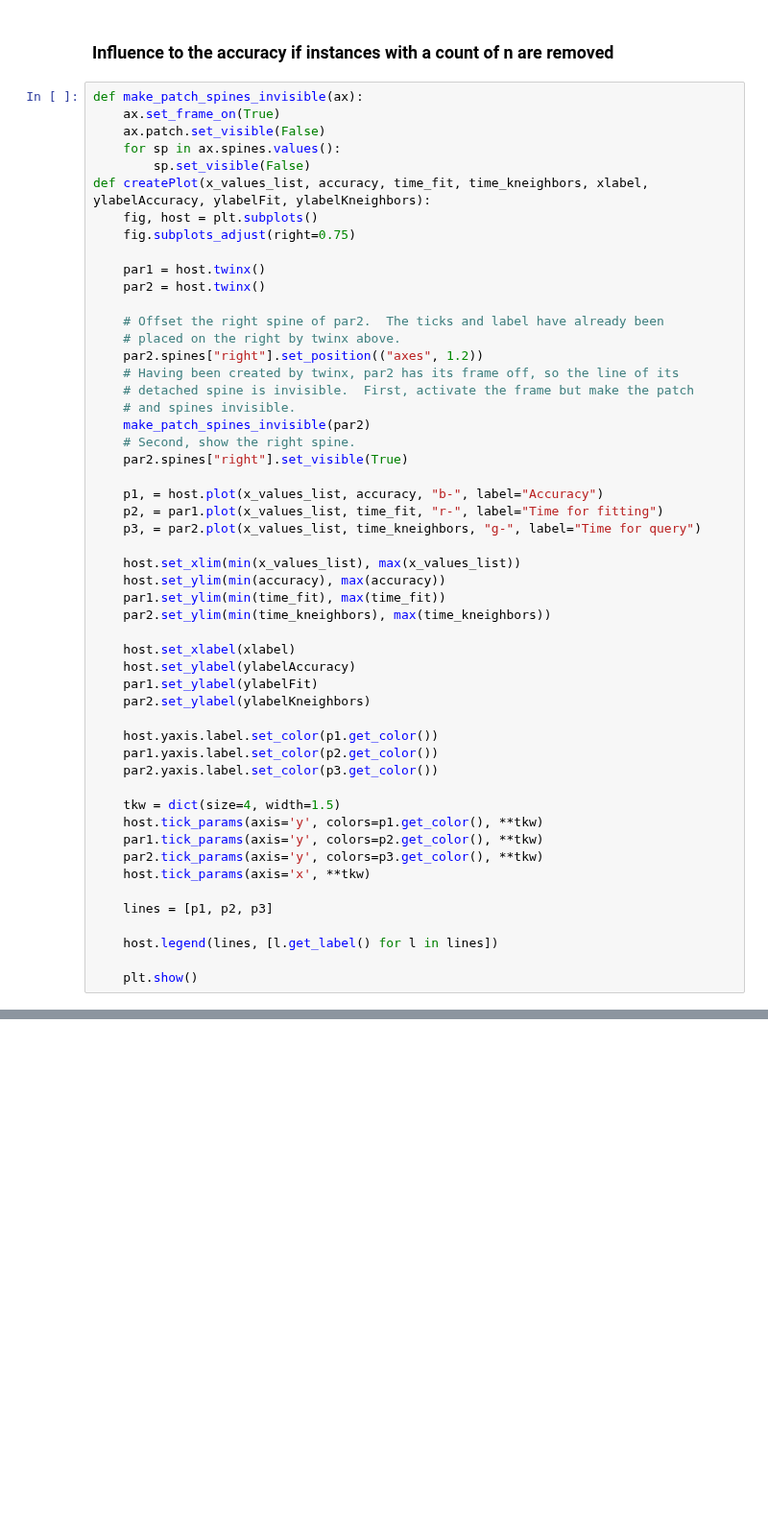
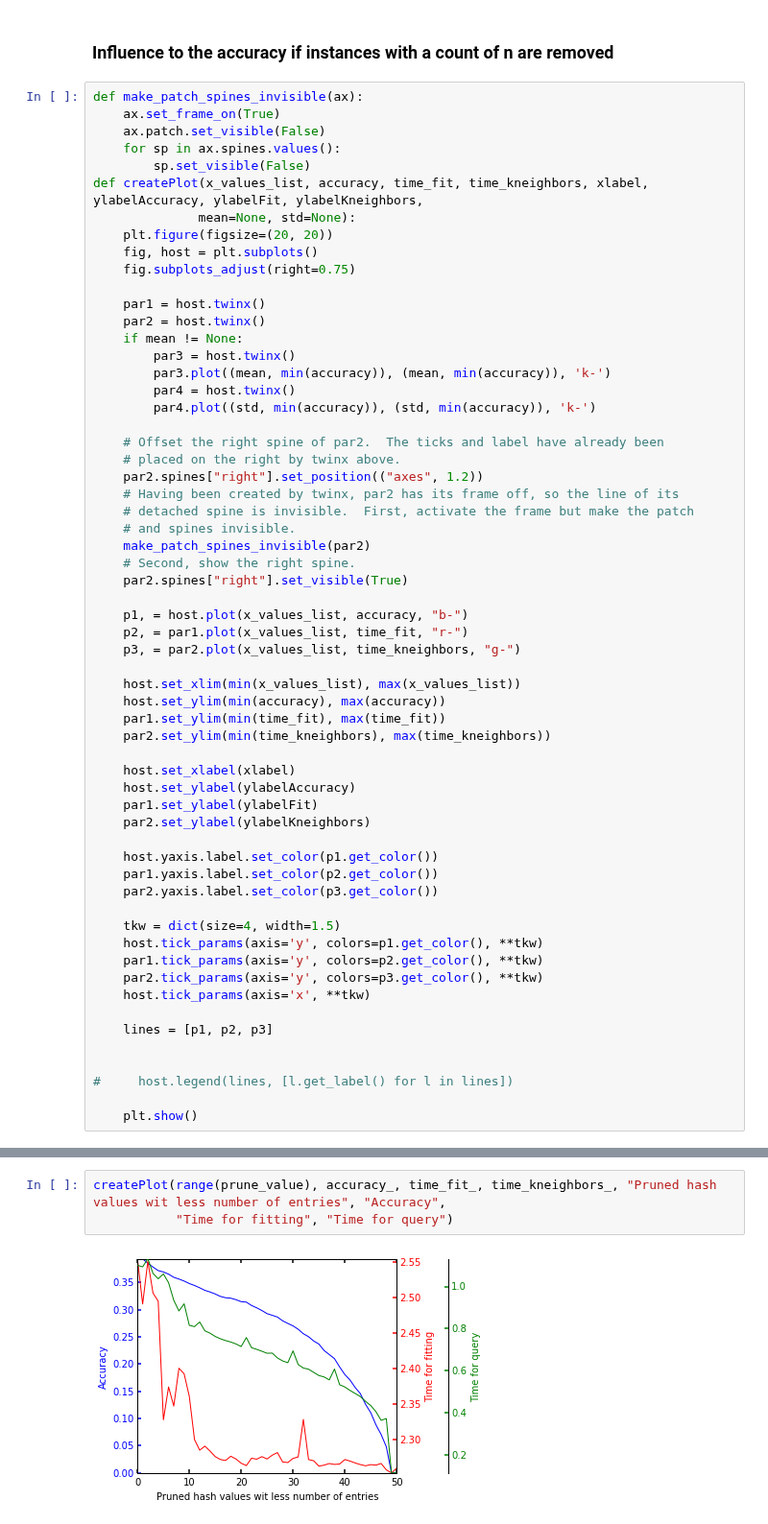
Before and after one commit to joachimwolff/sparse-neighbors-search, a Jupyter notebook: example/Methods to save memory.ipynb, the cells around one changed output, grey strips where cells are left out. Shown at 96% size. Saved outputs shown, nothing was run; the diff lists cells and outputs as text; blank space fills up the shorter version.

```diff
--- a/example/Methods to save memory.ipynb
+++ b/example/Methods to save memory.ipynb
@@ -50,12 +46,19 @@ def make_patch_spines_invisible(ax):
     ax.patch.set_visible(False)
     for sp in ax.spines.values():
         sp.set_visible(False)
-def createPlot(x_values_list, accuracy, time_fit, time_kneighbors, xlabel, ylabelAccuracy, ylabelFit, ylabelKneighbors):
+def createPlot(x_values_list, accuracy, time_fit, time_kneighbors, xlabel, ylabelAccuracy, ylabelFit, ylabelKneighbors,
+              mean=None, std=None):
+    plt.figure(figsize=(20, 20))
     fig, host = plt.subplots()
     fig.subplots_adjust(right=0.75)
 
     par1 = host.twinx()
     par2 = host.twinx()
+    if mean != None:
+        par3 = host.twinx()
+        par3.plot((mean, min(accuracy)), (mean, min(accuracy)), 'k-')
+        par4 = host.twinx()
+        par4.plot((std, min(accuracy)), (std, min(accuracy)), 'k-')
 
     # Offset the right spine of par2.  The ticks and label have already been
     # placed on the right by twinx above.
@@ -67,9 +70,9 @@ def createPlot(x_values_list, accuracy, time_fit, time_kneighbors, xlabel, ylabe
     # Second, show the right spine.
     par2.spines["right"].set_visible(True)
 
-    p1, = host.plot(x_values_list, accuracy, "b-", label="Accuracy")
-    p2, = par1.plot(x_values_list, time_fit, "r-", label="Time for fitting")
-    p3, = par2.plot(x_values_list, time_kneighbors, "g-", label="Time for query")
+    p1, = host.plot(x_values_list, accuracy, "b-")
+    p2, = par1.plot(x_values_list, time_fit, "r-")
+    p3, = par2.plot(x_values_list, time_kneighbors, "g-")
 
     host.set_xlim(min(x_values_list), max(x_values_list))
     host.set_ylim(min(accuracy), max(accuracy))
@@ -93,7 +96,8 @@ def createPlot(x_values_list, accuracy, time_fit, time_kneighbors, xlabel, ylabe
 
     lines = [p1, p2, p3]
 
-    host.legend(lines, [l.get_label() for l in lines])
+
+#     host.legend(lines, [l.get_label() for l in lines])
 
     plt.show()
 # %%
@@ -133,0 +136,5 @@ print len(range(prune_value))
+# %%
+createPlot(range(prune_value), accuracy_, time_fit_, time_kneighbors_, "Pruned hash values wit less number of entries", "Accuracy",
+           "Time for fitting", "Time for query")
+# %% [output]
+[figure, added]
```
Also changed, not shown: parts of 11 cells of this notebook.
